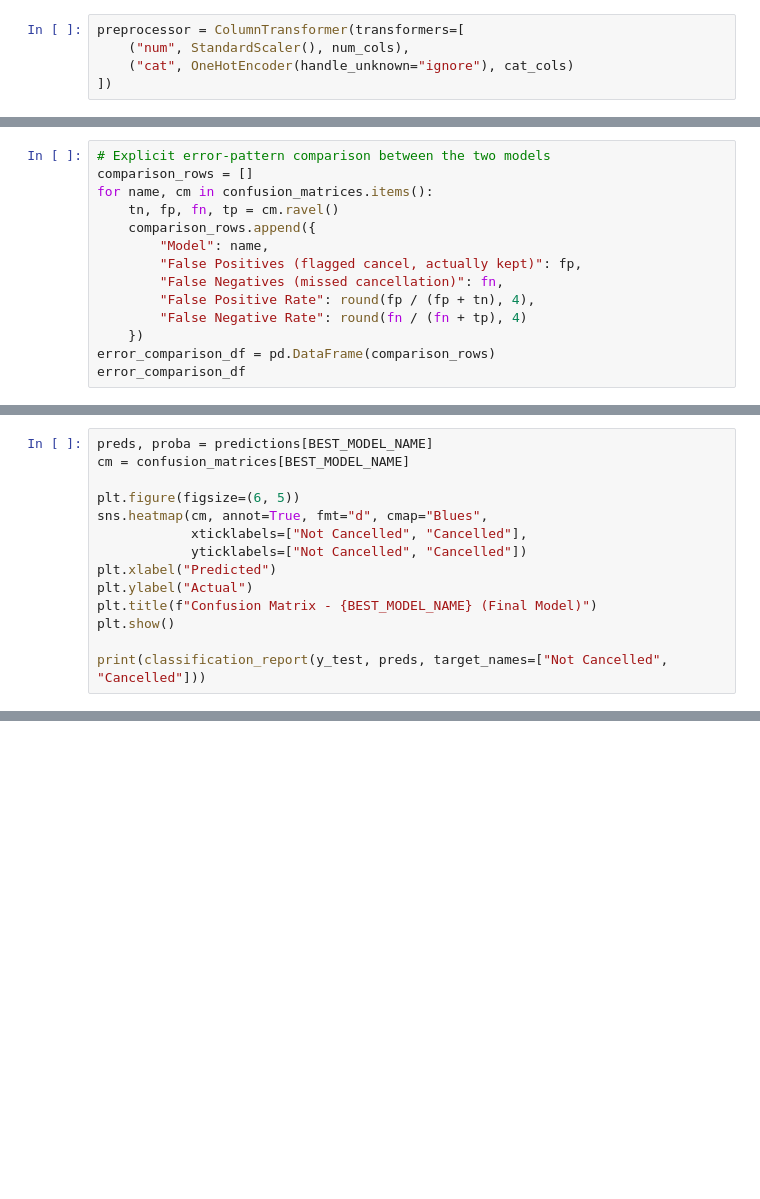
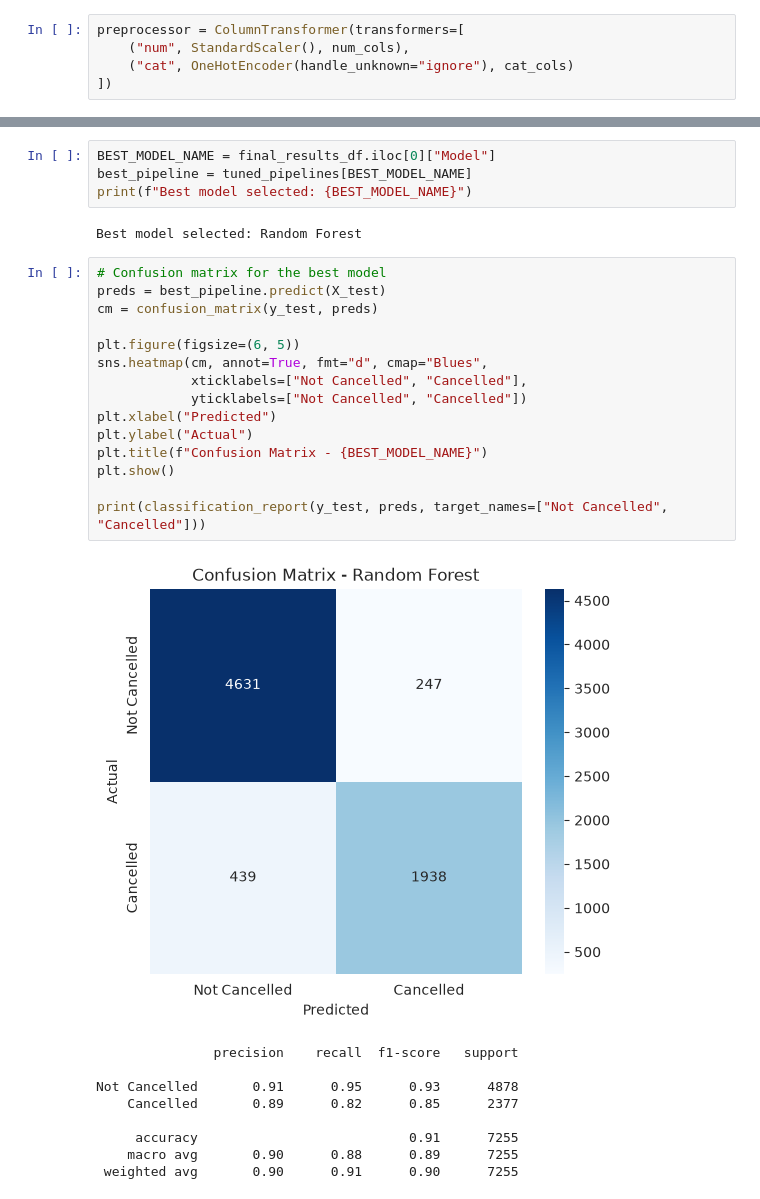
Before and after one commit to wandiyajames-arch/hotel-cancellation-prediction, a Jupyter notebook: Hotel_Reservation_Cancellation_Prediction_v2.ipynb, the cells around one changed output, grey strips where cells are left out. Cells and saved outputs as stored; diff of their text form; blank space fills up the shorter version.

```diff
--- a/Hotel_Reservation_Cancellation_Prediction_v2.ipynb
+++ b/Hotel_Reservation_Cancellation_Prediction_v2.ipynb
@@ -617,14 +319,0 @@ Not Cancelled       0.92      0.94      0.93      4878
-# %%
-# Explicit error-pattern comparison between the two models
-comparison_rows = []
-for name, cm in confusion_matrices.items():
-    tn, fp, fn, tp = cm.ravel()
-    comparison_rows.append({
-        "Model": name,
-        "False Positives (flagged cancel, actually kept)": fp,
-        "False Negatives (missed cancellation)": fn,
-        "False Positive Rate": round(fp / (fp + tn), 4),
-        "False Negative Rate": round(fn / (fn + tp), 4)
-    })
-error_comparison_df = pd.DataFrame(comparison_rows)
-error_comparison_df
@@ -647,14 +319,0 @@ Selected primarily on test-set F1; see Section 9 for the full error-pattern comp
-# %%
-preds, proba = predictions[BEST_MODEL_NAME]
-cm = confusion_matrices[BEST_MODEL_NAME]
-
-plt.figure(figsize=(6, 5))
-sns.heatmap(cm, annot=True, fmt="d", cmap="Blues",
-            xticklabels=["Not Cancelled", "Cancelled"],
-            yticklabels=["Not Cancelled", "Cancelled"])
-plt.xlabel("Predicted")
-plt.ylabel("Actual")
-plt.title(f"Confusion Matrix - {BEST_MODEL_NAME} (Final Model)")
-plt.show()
-
-print(classification_report(y_test, preds, target_names=["Not Cancelled", "Cancelled"]))
@@ -755,0 +440,31 @@ streamlit run app.py
+# %%
+BEST_MODEL_NAME = final_results_df.iloc[0]["Model"]
+best_pipeline = tuned_pipelines[BEST_MODEL_NAME]
+print(f"Best model selected: {BEST_MODEL_NAME}")
+# %% [output]
+Best model selected: Random Forest
+# %%
+# Confusion matrix for the best model
+preds = best_pipeline.predict(X_test)
+cm = confusion_matrix(y_test, preds)
+
+plt.figure(figsize=(6, 5))
+sns.heatmap(cm, annot=True, fmt="d", cmap="Blues",
+            xticklabels=["Not Cancelled", "Cancelled"],
+            yticklabels=["Not Cancelled", "Cancelled"])
+plt.xlabel("Predicted")
+plt.ylabel("Actual")
+plt.title(f"Confusion Matrix - {BEST_MODEL_NAME}")
+plt.show()
+
+print(classification_report(y_test, preds, target_names=["Not Cancelled", "Cancelled"]))
+# %% [output]
+[figure, added]
+               precision    recall  f1-score   support
+
+Not Cancelled       0.91      0.95      0.93      4878
+    Cancelled       0.89      0.82      0.85      2377
+
+     accuracy                           0.91      7255
+    macro avg       0.90      0.88      0.89      7255
+ weighted avg       0.90      0.91      0.90      7255
```
Also changed, not shown: parts of 70 cells of this notebook.
